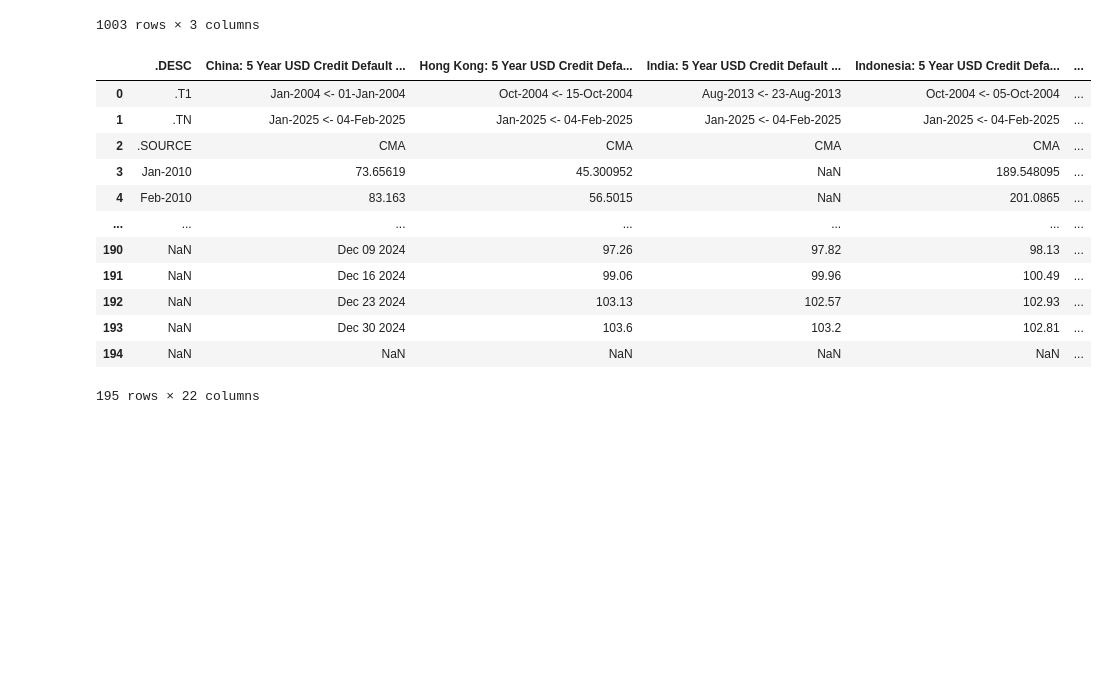
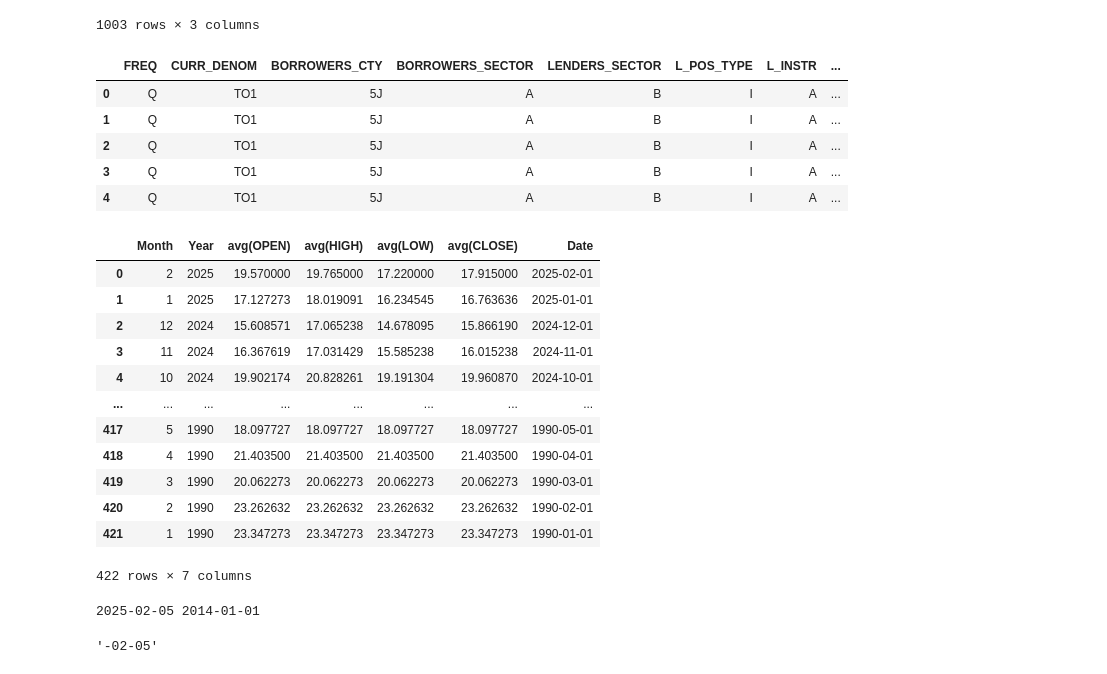
Before and after one commit to aizudeen11/cfm-nlp, a Jupyter notebook: webscrap.ipynb, the cells around one changed output. Cells and saved outputs as stored; diff of their text form; code cells hidden in the pictures; blank space fills up the shorter version.

```diff
--- a/webscrap.ipynb
+++ b/webscrap.ipynb
@@ -256,20 +256,13 @@ df3 = sqldf('select * from df where Region in ("Cambodia", "China", "Hong Kong S
 # %%
 import pandas as pd
 
-df = pd.read_excel(r"C:\Users\AhmadAizudeen\OneDrive - The SOUTH-EAST ASIAN CENTRAL BANKS (SEACEN) RESEARCH AND TRAINING\Capital Flow Monitor\SEACEN CFM January 2025\edited files\Data\Section 1 Charts.xlsx", sheet_name=5, header=1)
+df = pd.read_excel(r"C:\Users\AhmadAizudeen\OneDrive - The SOUTH-EAST ASIAN CENTRAL BANKS (SEACEN) RESEARCH AND TRAINING\Desktop\NLP Project\download zip\BIS Liquidity data.xlsx")
 # df = df.iloc[:,:12]
-df
+df.head()
 # %% [output]
-|  | .DESC | China: 5 Year USD Credit Default ... | Hong Kong: 5 Year USD Credit Defa... | India: 5 Year USD Credit Default ... | Indonesia: 5 Year USD Credit Defa... | ... |
-| 0 | .T1 | Jan-2004 <- 01-Jan-2004 | Oct-2004 <- 15-Oct-2004 | Aug-2013 <- 23-Aug-2013 | Oct-2004 <- 05-Oct-2004 | ... |
-| 1 | .TN | Jan-2025 <- 04-Feb-2025 | Jan-2025 <- 04-Feb-2025 | Jan-2025 <- 04-Feb-2025 | Jan-2025 <- 04-Feb-2025 | ... |
-| 2 | .SOURCE | CMA | CMA | CMA | CMA | ... |
-| 3 | Jan-2010 | 73.65619 | 45.300952 | NaN | 189.548095 | ... |
-| 4 | Feb-2010 | 83.163 | 56.5015 | NaN | 201.0865 | ... |
-| ... | ... | ... | ... | ... | ... | ... |
-| 190 | NaN | Dec 09 2024 | 97.26 | 97.82 | 98.13 | ... |
-| 191 | NaN | Dec 16 2024 | 99.06 | 99.96 | 100.49 | ... |
-| 192 | NaN | Dec 23 2024 | 103.13 | 102.57 | 102.93 | ... |
-| 193 | NaN | Dec 30 2024 | 103.6 | 103.2 | 102.81 | ... |
-| 194 | NaN | NaN | NaN | NaN | NaN | ... |
+|  | FREQ | CURR_DENOM | BORROWERS_CTY | BORROWERS_SECTOR | LENDERS_SECTOR | L_POS_TYPE | L_INSTR | ... |
+| 0 | Q | TO1 | 5J | A | B | I | A | ... |
+| 1 | Q | TO1 | 5J | A | B | I | A | ... |
+| 2 | Q | TO1 | 5J | A | B | I | A | ... |
+| 3 | Q | TO1 | 5J | A | B | I | A | ... |
+| 4 | Q | TO1 | 5J | A | B | I | A | ... |
-195 rows × 22 columns
@@ -290,0 +269,34 @@ px.line(df2, x="Date", y="Value", color="Region", markers=True, title="CDS")
+# %%
+import pandas as pd
+df = pd.read_excel(
+            r"C:\Users\AhmadAizudeen\OneDrive - The SOUTH-EAST ASIAN CENTRAL BANKS (SEACEN) RESEARCH AND TRAINING\Desktop\NLP Project\download zip\VIX_History.xlsx",
+            sheet_name=1,
+        )
+df["Date"] = df["Month"].astype(str) + "-" + df["Year"].astype(str)
+df["Date"] = pd.to_datetime(df["Date"]).dt.to_period('M')
+df
+# %% [output]
+|  | Month | Year | avg(OPEN) | avg(HIGH) | avg(LOW) | avg(CLOSE) | Date |
+| 0 | 2 | 2025 | 19.570000 | 19.765000 | 17.220000 | 17.915000 | 2025-02-01 |
+| 1 | 1 | 2025 | 17.127273 | 18.019091 | 16.234545 | 16.763636 | 2025-01-01 |
+| 2 | 12 | 2024 | 15.608571 | 17.065238 | 14.678095 | 15.866190 | 2024-12-01 |
+| 3 | 11 | 2024 | 16.367619 | 17.031429 | 15.585238 | 16.015238 | 2024-11-01 |
+| 4 | 10 | 2024 | 19.902174 | 20.828261 | 19.191304 | 19.960870 | 2024-10-01 |
+| ... | ... | ... | ... | ... | ... | ... | ... |
+| 417 | 5 | 1990 | 18.097727 | 18.097727 | 18.097727 | 18.097727 | 1990-05-01 |
+| 418 | 4 | 1990 | 21.403500 | 21.403500 | 21.403500 | 21.403500 | 1990-04-01 |
+| 419 | 3 | 1990 | 20.062273 | 20.062273 | 20.062273 | 20.062273 | 1990-03-01 |
+| 420 | 2 | 1990 | 23.262632 | 23.262632 | 23.262632 | 23.262632 | 1990-02-01 |
+| 421 | 1 | 1990 | 23.347273 | 23.347273 | 23.347273 | 23.347273 | 1990-01-01 |
+422 rows × 7 columns
+# %%
+from datetime import date
+today = date.today()
+past_yr = str(int(str(today)[:4])-11) + '-01-01'
+print(today,past_yr)
+# %% [output]
+2025-02-05 2014-01-01
+# %%
+str(today)[4:]
+# %% [output]
+'-02-05'
```
Also changed, not shown: parts of 2 cells of this notebook, 3 other files.
